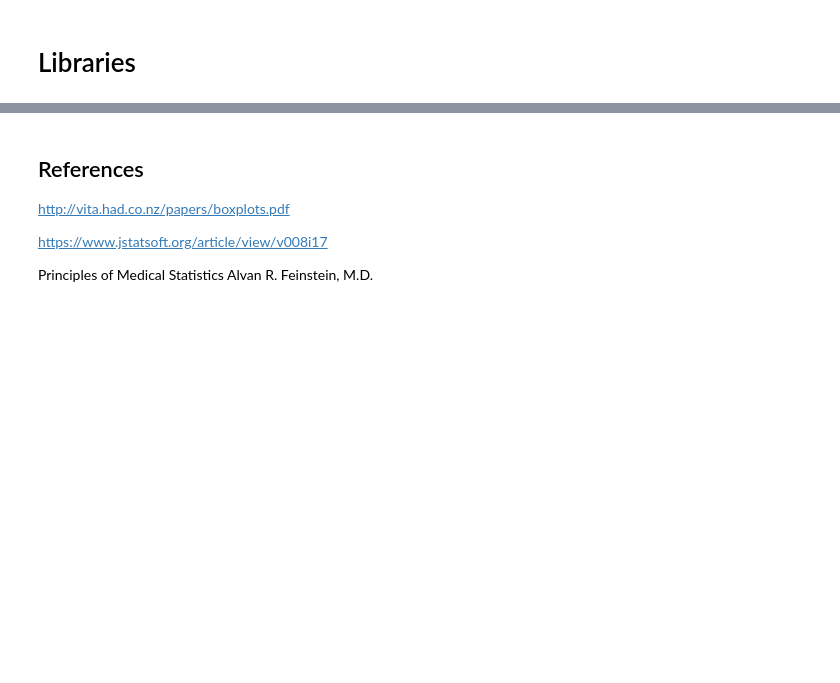
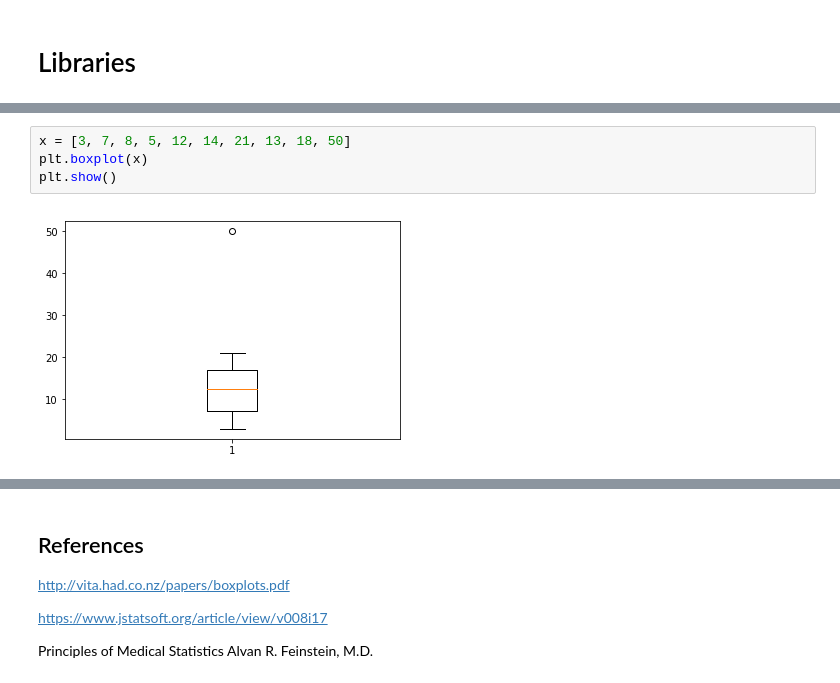
Before and after one commit to Osheah/foda-project, a Jupyter notebook: Boxplot.ipynb, the cells around one changed output, grey strips where cells are left out. Saved outputs shown, nothing was run; the diff lists cells and outputs as text; blank space fills up the shorter version.

```diff
--- a/Boxplot.ipynb
+++ b/Boxplot.ipynb
@@ -62,0 +296,6 @@ TypeError: 'list' object cannot be interpreted as an integer
+# %%
+x = [3, 7, 8, 5, 12, 14, 21, 13, 18, 50]
+plt.boxplot(x)
+plt.show()
+# %% [output]
+[figure, added]
```
Also changed, not shown: parts of 26 cells of this notebook, 1 other file.
